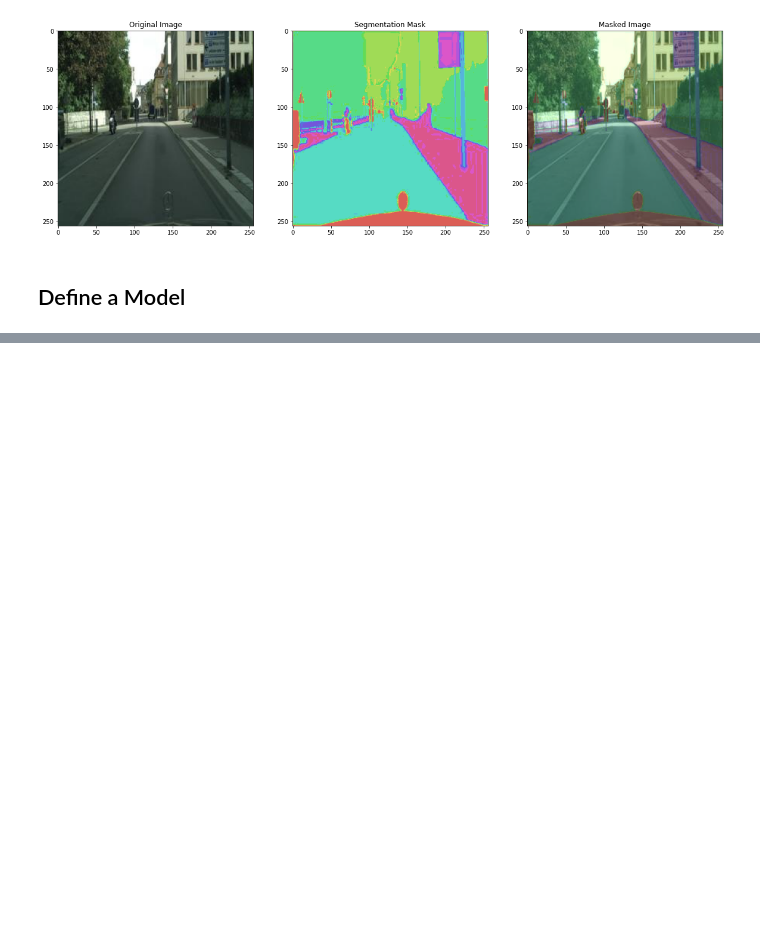
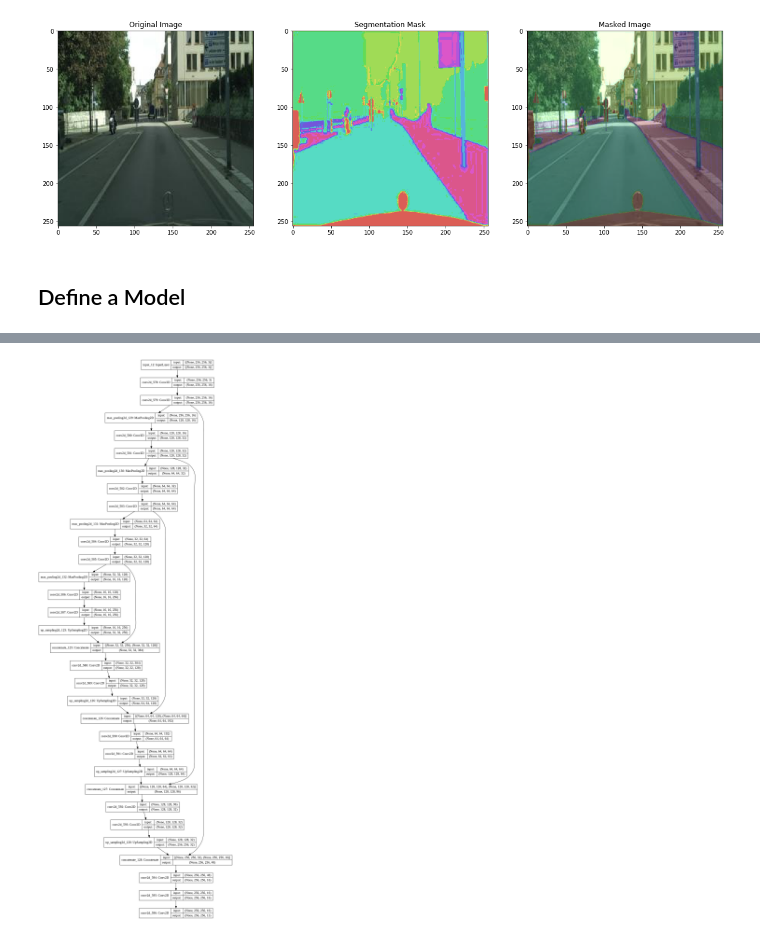
Before and after one commit to ArturL4/Preparation, a Jupyter notebook: Seg/CityScape.ipynb, the cells around one changed output, grey strips where cells are left out. Drawn from its saved outputs; the diff is of its cells as text; code cells hidden in the pictures; blank space fills up the shorter version.

```diff
--- a/Seg/CityScape.ipynb
+++ b/Seg/CityScape.ipynb
@@ -216,0 +355,4 @@ Shape after two Convs: (10, 256, 256, 3), Shape after Maxpool: (10, 128, 128, 12
+# %%
+tf.keras.utils.plot_model(unet,show_shapes=True )
+# %% [output]
+[figure, added]
```
Also changed, not shown: parts of 4 cells of this notebook.
